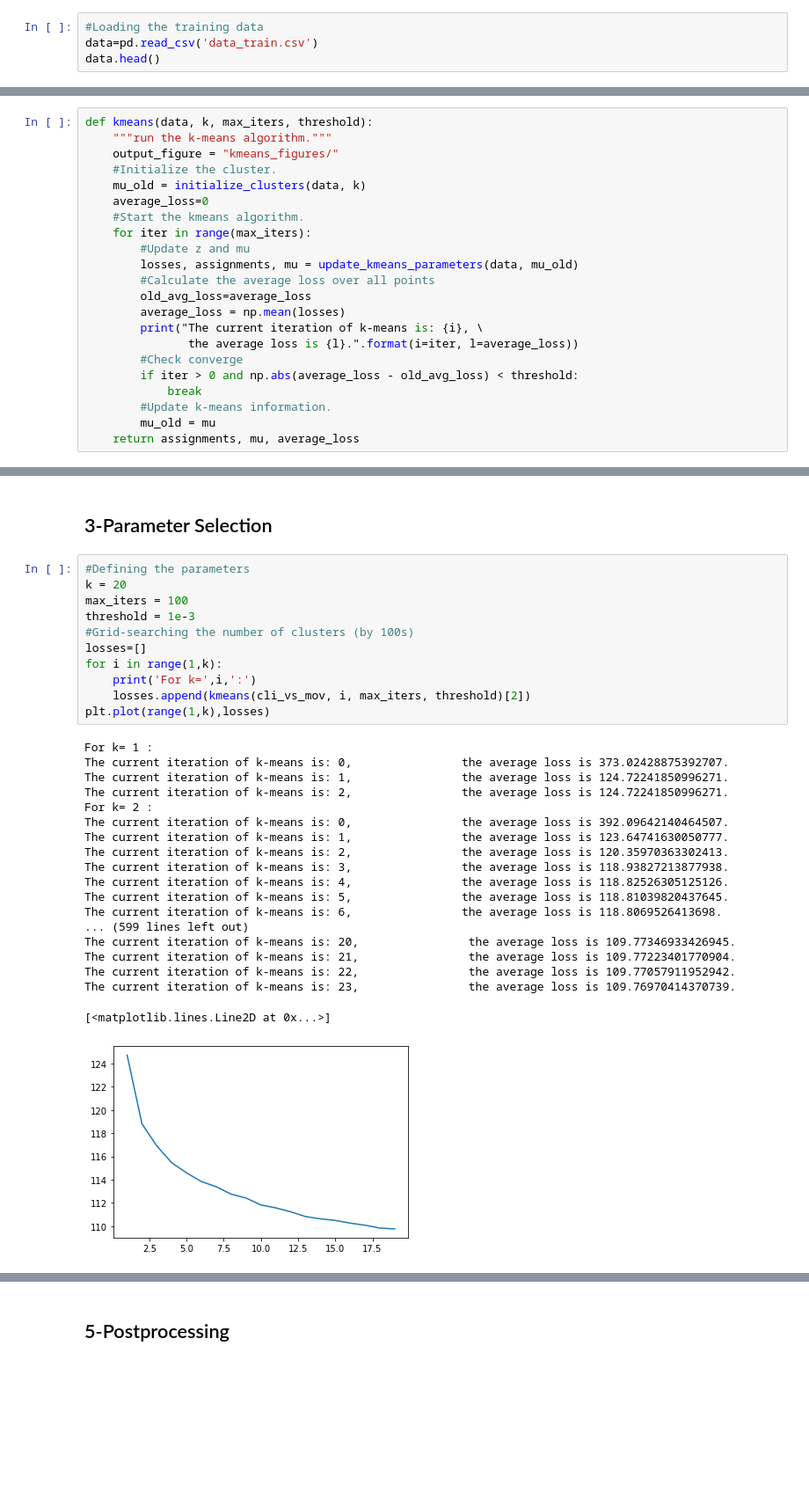
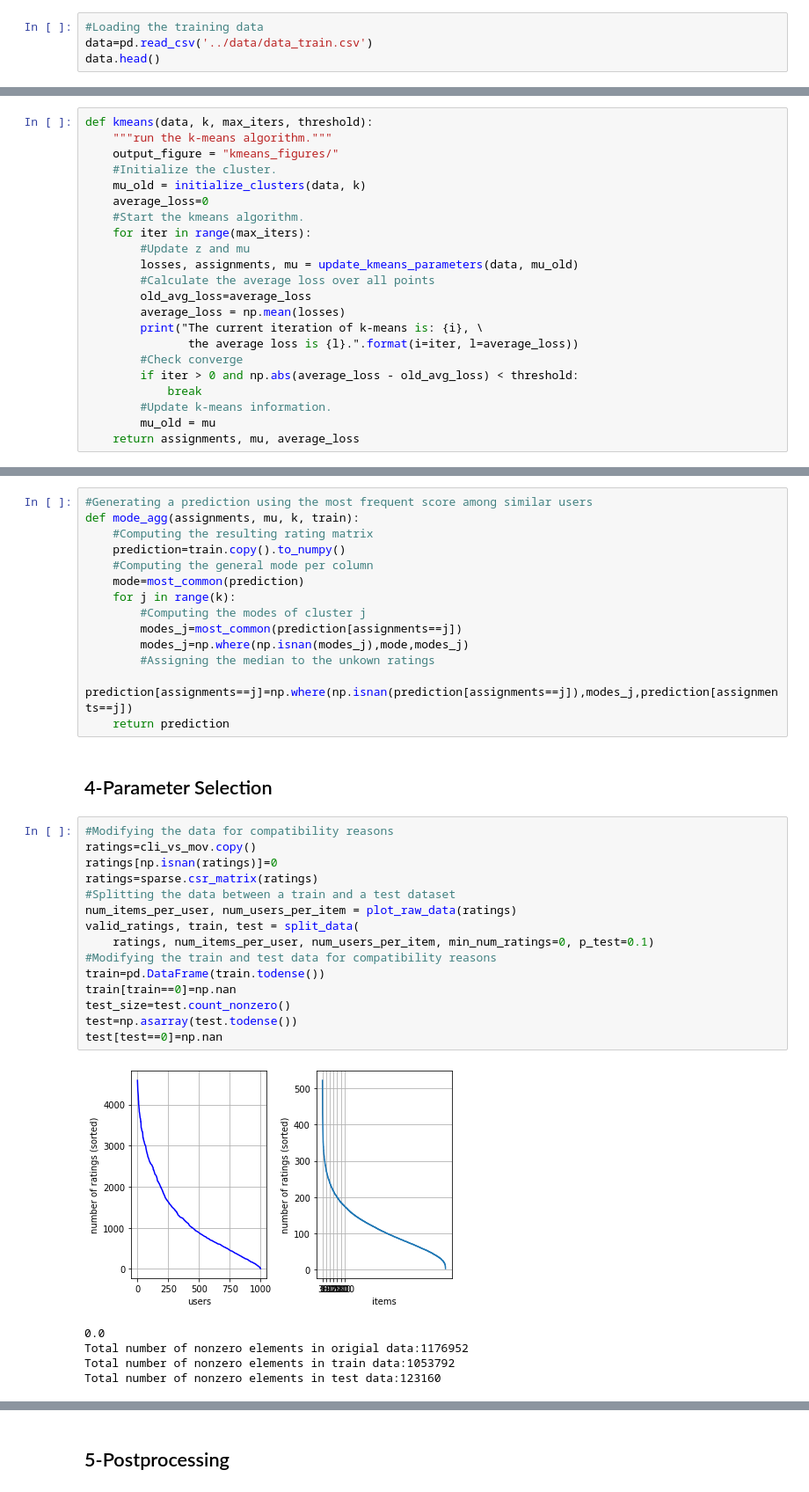
Before and after one commit to Battleman/Space-ML, a Jupyter notebook: Project2/Kmeans/kmeans.ipynb, the cells around one changed output, grey strips where cells are left out. Shown at 88% size. Cells and saved outputs as stored; diff of their text form; blank space fills up the shorter version.

Commit message:
Added Cross-Validation To Kmeans, Improved EOM, Further Commented The Code

```diff
--- a/Project2/Kmeans/kmeans.ipynb
+++ b/Project2/Kmeans/kmeans.ipynb
@@ -18,7 +21,7 @@ The autoreload extension is already loaded. To reload it, use:
 ## 1-Preprocessing
 # %%
 #Loading the training data
-data=pd.read_csv('data_train.csv')
+data=pd.read_csv('../data/data_train.csv')
 data.head()
 # %% [output]
 |  | Id | Prediction |
@@ -149,33 +224,37 @@ def most_common(x):
+# %%
+#Generating a prediction using the most frequent score among similar users
+def mode_agg(assignments, mu, k, train):
+    #Computing the resulting rating matrix
+    prediction=train.copy().to_numpy()
+    #Computing the general mode per column
+    mode=most_common(prediction)
+    for j in range(k):
+        #Computing the modes of cluster j
+        modes_j=most_common(prediction[assignments==j])
+        modes_j=np.where(np.isnan(modes_j),mode,modes_j)
+        #Assigning the median to the unkown ratings
+        prediction[assignments==j]=np.where(np.isnan(prediction[assignments==j]),modes_j,prediction[assignments==j])
+    return prediction
 # %% [markdown]
-## 3-Parameter Selection
+## 4-Parameter Selection
-# %%
-#Defining the parameters
-k = 20
-max_iters = 100
-threshold = 1e-3
-#Grid-searching the number of clusters (by 100s)
-losses=[]
-for i in range(1,k):
-    print('For k=',i,':')
-    losses.append(kmeans(cli_vs_mov, i, max_iters, threshold)[2])
-plt.plot(range(1,k),losses)
-# %% [output]
-For k= 1 :
-The current iteration of k-means is: 0,                the average loss is 373.02428875392707.
-The current iteration of k-means is: 1,                the average loss is 124.72241850996271.
-The current iteration of k-means is: 2,                the average loss is 124.72241850996271.
-For k= 2 :
-The current iteration of k-means is: 0,                the average loss is 392.09642140464507.
-The current iteration of k-means is: 1,                the average loss is 123.64741630050777.
-The current iteration of k-means is: 2,                the average loss is 120.35970363302413.
-The current iteration of k-means is: 3,                the average loss is 118.93827213877938.
-The current iteration of k-means is: 4,                the average loss is 118.82526305125126.
-The current iteration of k-means is: 5,                the average loss is 118.81039820437645.
-The current iteration of k-means is: 6,                the average loss is 118.8069526413698.
-... (599 lines left out)
-The current iteration of k-means is: 20,                the average loss is 109.77346933426945.
-The current iteration of k-means is: 21,                the average loss is 109.77223401770904.
-The current iteration of k-means is: 22,                the average loss is 109.77057911952942.
-The current iteration of k-means is: 23,                the average loss is 109.76970414370739.
-[<matplotlib.lines.Line2D at 0x...>]
-[figure, removed]
+# %%
+#Modifying the data for compatibility reasons
+ratings=cli_vs_mov.copy()
+ratings[np.isnan(ratings)]=0
+ratings=sparse.csr_matrix(ratings)
+#Splitting the data between a train and a test dataset
+num_items_per_user, num_users_per_item = plot_raw_data(ratings)
+valid_ratings, train, test = split_data(
+    ratings, num_items_per_user, num_users_per_item, min_num_ratings=0, p_test=0.1)
+#Modifying the train and test data for compatibility reasons
+train=pd.DataFrame(train.todense())
+train[train==0]=np.nan
+test_size=test.count_nonzero()
+test=np.asarray(test.todense())
+test[test==0]=np.nan
+# %% [output]
+[figure, added]
+0.0
+Total number of nonzero elements in origial data:1176952
+Total number of nonzero elements in train data:1053792
+Total number of nonzero elements in test data:123160
```
Also changed, not shown: parts of 17 cells of this notebook, 5 other files.
